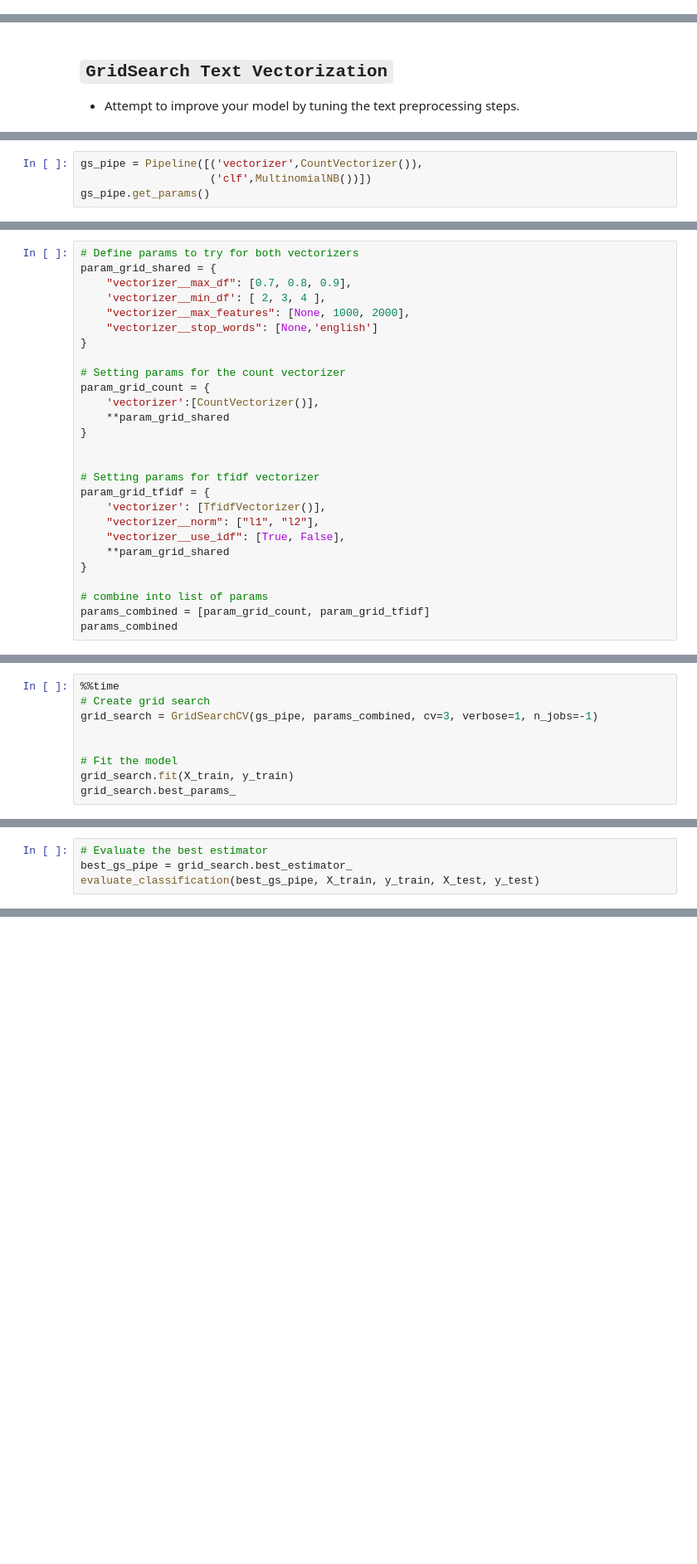
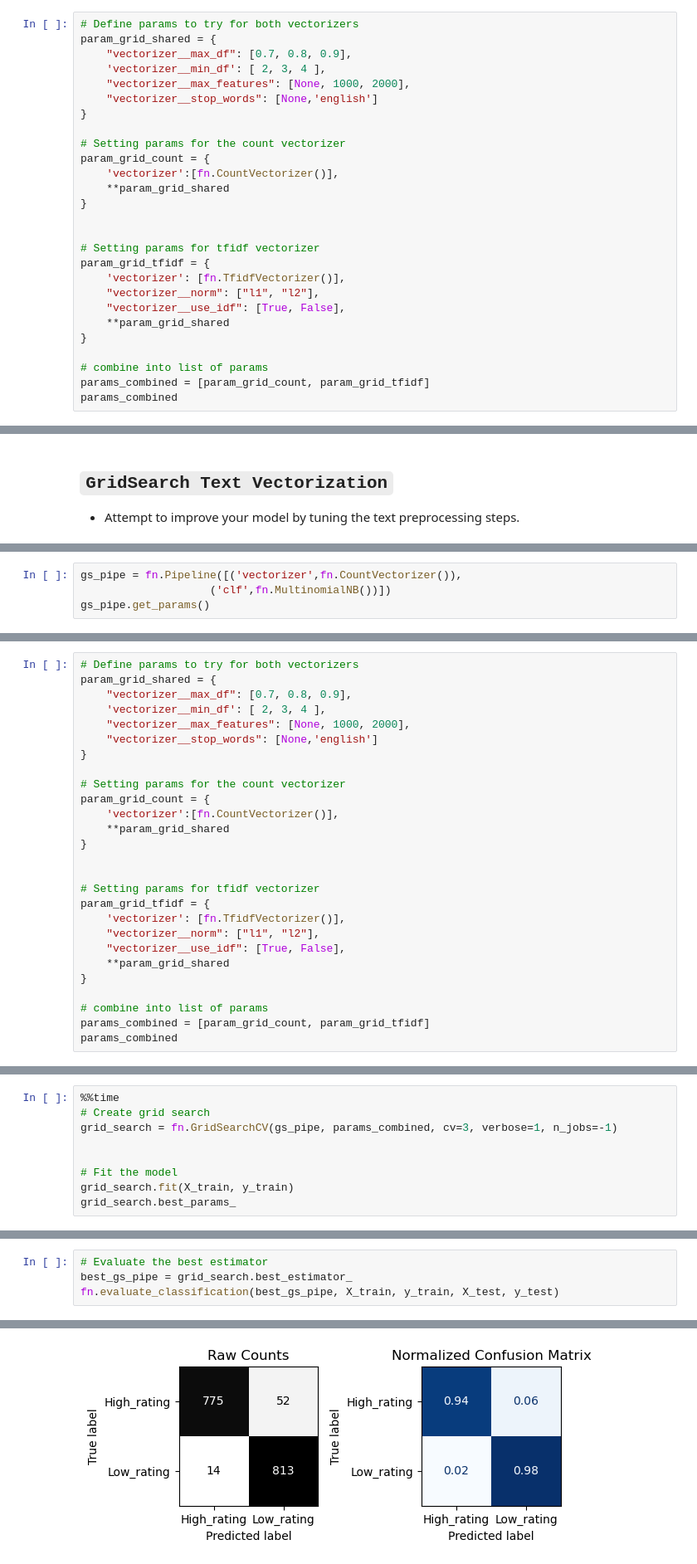
Before and after one commit to VALDE021/Data-Enrichment-Project, a Jupyter notebook: Project 2 Part 6-EricNV.ipynb, the cells around one changed output, grey strips where cells are left out. Shown at 83% size. Cells and saved outputs as stored; diff of their text form; blank space fills up the shorter version.

```diff
--- a/Project 2 Part 6-EricNV.ipynb
+++ b/Project 2 Part 6-EricNV.ipynb
@@ -140,0 +326,27 @@ rf_pipe.get_params()
+# %%
+# Define params to try for both vectorizers
+param_grid_shared = {
+    "vectorizer__max_df": [0.7, 0.8, 0.9],
+    'vectorizer__min_df': [ 2, 3, 4 ],
+    "vectorizer__max_features": [None, 1000, 2000],
+    "vectorizer__stop_words": [None,'english']
+}
+
+# Setting params for the count vectorizer
+param_grid_count = {
+    'vectorizer':[fn.CountVectorizer()],
+    **param_grid_shared
+}
+
+
+# Setting params for tfidf vectorizer
+param_grid_tfidf = {
+    'vectorizer': [fn.TfidfVectorizer()],
+    "vectorizer__norm": ["l1", "l2"],
+    "vectorizer__use_idf": [True, False],
+    **param_grid_shared
+}
+
+# combine into list of params
+params_combined = [param_grid_count, param_grid_tfidf]
+params_combined
@@ -156,4 +421,4 @@ fn.evaluate_classification(best_rf_pipe, X_train, y_train, X_test, y_test)
 # %%
-gs_pipe = Pipeline([('vectorizer',CountVectorizer()),
-                    ('clf',MultinomialNB())])
+gs_pipe = fn.Pipeline([('vectorizer',fn.CountVectorizer()),
+                    ('clf',fn.MultinomialNB())])
 gs_pipe.get_params()
@@ -168,14 +451,14 @@ param_grid_shared = {
 
 # Setting params for the count vectorizer
 param_grid_count = {
-    'vectorizer':[CountVectorizer()],
+    'vectorizer':[fn.CountVectorizer()],
     **param_grid_shared
 }
 
 
 # Setting params for tfidf vectorizer
 param_grid_tfidf = {
-    'vectorizer': [TfidfVectorizer()],
+    'vectorizer': [fn.TfidfVectorizer()],
     "vectorizer__norm": ["l1", "l2"],
     "vectorizer__use_idf": [True, False],
     **param_grid_shared
@@ -187,7 +485,7 @@ params_combined
 # %%
 %%time
 # Create grid search
-grid_search = GridSearchCV(gs_pipe, params_combined, cv=3, verbose=1, n_jobs=-1)
+grid_search = fn.GridSearchCV(gs_pipe, params_combined, cv=3, verbose=1, n_jobs=-1)
 
 
 # Fit the model
@@ -196,4 +503,5 @@ grid_search.best_params_
 # %%
 # Evaluate the best estimator
 best_gs_pipe = grid_search.best_estimator_
-evaluate_classification(best_gs_pipe, X_train, y_train, X_test, y_test)
+fn.evaluate_classification(best_gs_pipe, X_train, y_train, X_test, y_test)
+# %% [output]
@@ -199,0 +519 @@ evaluate_classification(best_gs_pipe, X_train, y_train, X_test, y_test)
+[figure, added]
```
Also changed, not shown: parts of 65 cells of this notebook, 1 other file.
